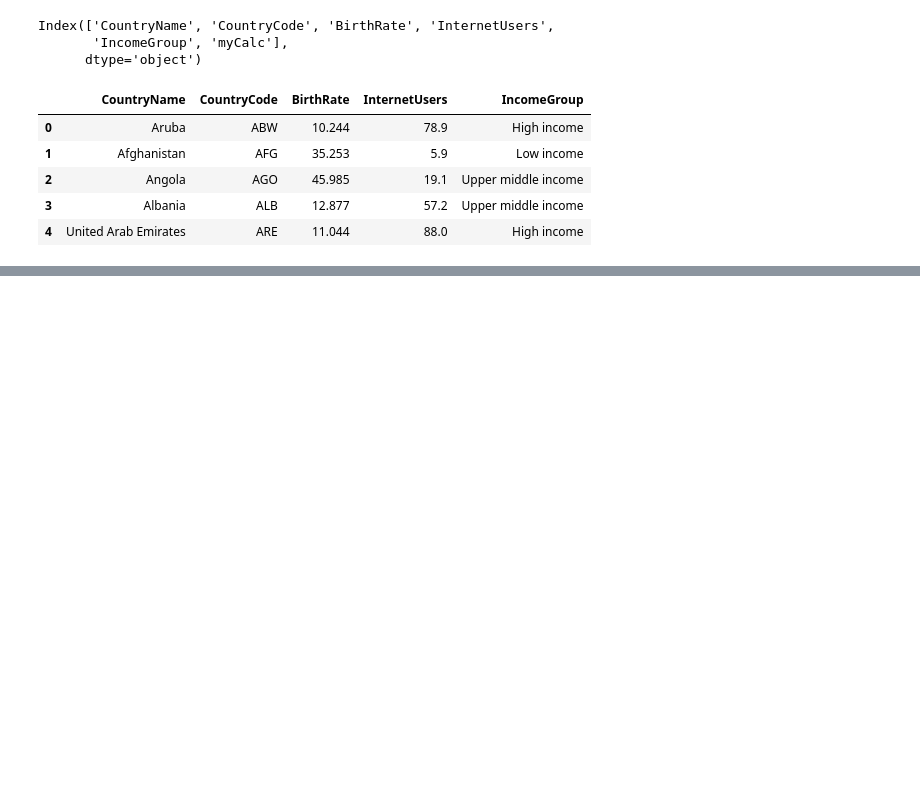
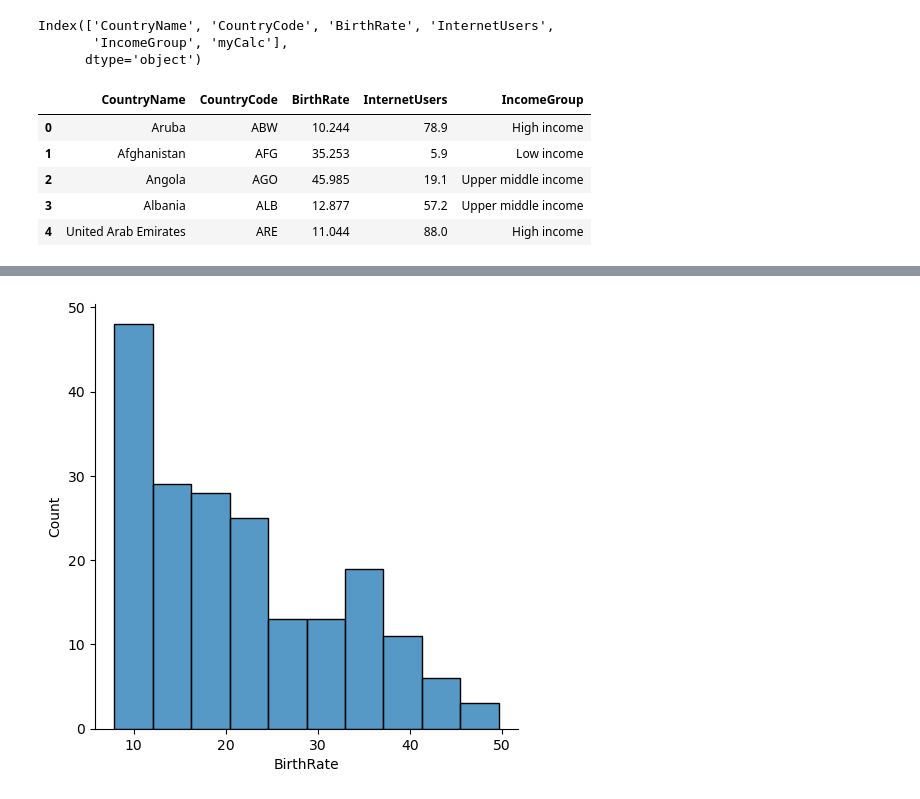
Before and after one commit to praveennitrkl/GenAI_AgenticAI_2026_Program, a Jupyter notebook: Pandas/pandas-classnote.ipynb, the cells around one changed output, grey strips where cells are left out. Cells and saved outputs as stored; diff of their text form; code cells hidden in the pictures; blank space fills up the shorter version.

```diff
--- a/Pandas/pandas-classnote.ipynb
+++ b/Pandas/pandas-classnote.ipynb
@@ -594,0 +626,4 @@ df.head()
+# %%
+vis2 = sns.displot(df['BirthRate'], bins=10) #Create a distribution plot for the 'BirthRate' column in the DataFrame
+# %% [output]
+[figure, added]
```
Also changed, not shown: parts of 12 cells of this notebook, 1 other file.
